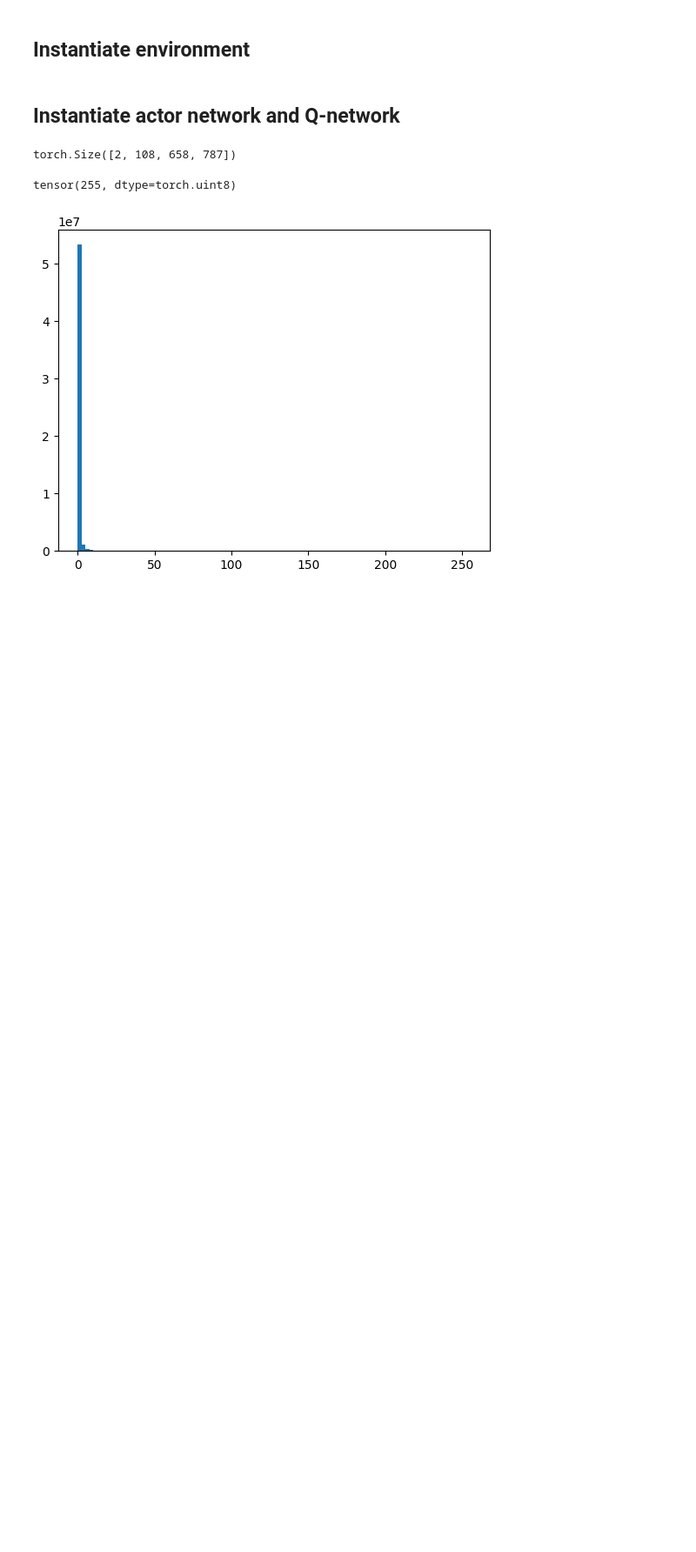
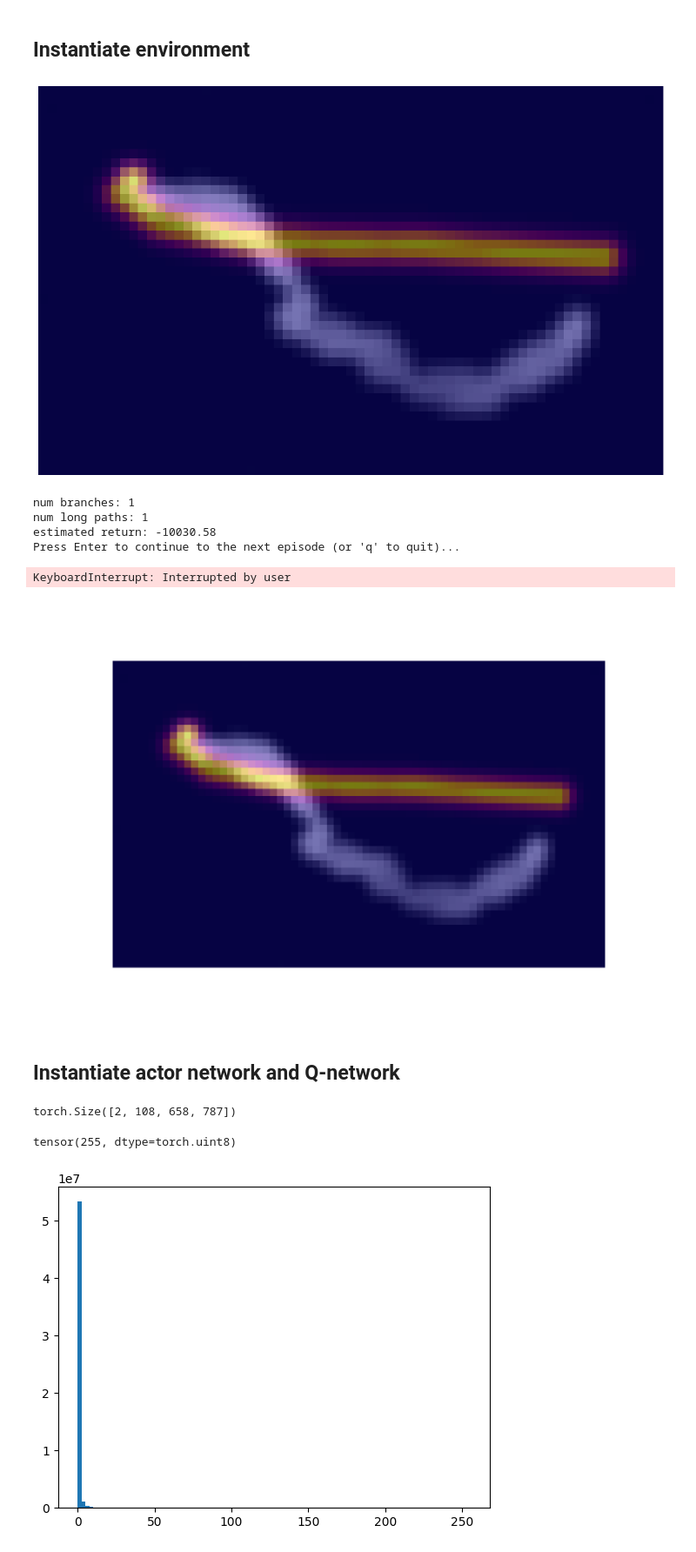
Before and after one commit to BrysonGray/neurotrack, a Jupyter notebook: sac_tracking_inference.ipynb, the cells around one changed output. Shown at 87% size. Saved outputs shown, nothing was run; the diff lists cells and outputs as text; code cells hidden in the pictures; blank space fills up the shorter version.

```diff
--- a/sac_tracking_inference.ipynb
+++ b/sac_tracking_inference.ipynb
@@ -29,3 +92,13 @@ dtype = torch.float32
+# %%
+sac.inference(env, actor, outdir, Q_net=Q, n_trials=1, save_paths=False, sync=False)
+# %% [output]
+[figure, added]
+num branches: 1
+num long paths: 1
+estimated return: -10030.58
+Press Enter to continue to the next episode (or 'q' to quit)...
+KeyboardInterrupt: Interrupted by user
+[figure, added]
 # %%
 # config_file = "../configs/sac_inference_neuromorpho_with_artifacts.json"
 config_file = "../configs/sac_inference_gold166.json"
```
Also changed, not shown: parts of 3 cells of this notebook, 13 other files.
